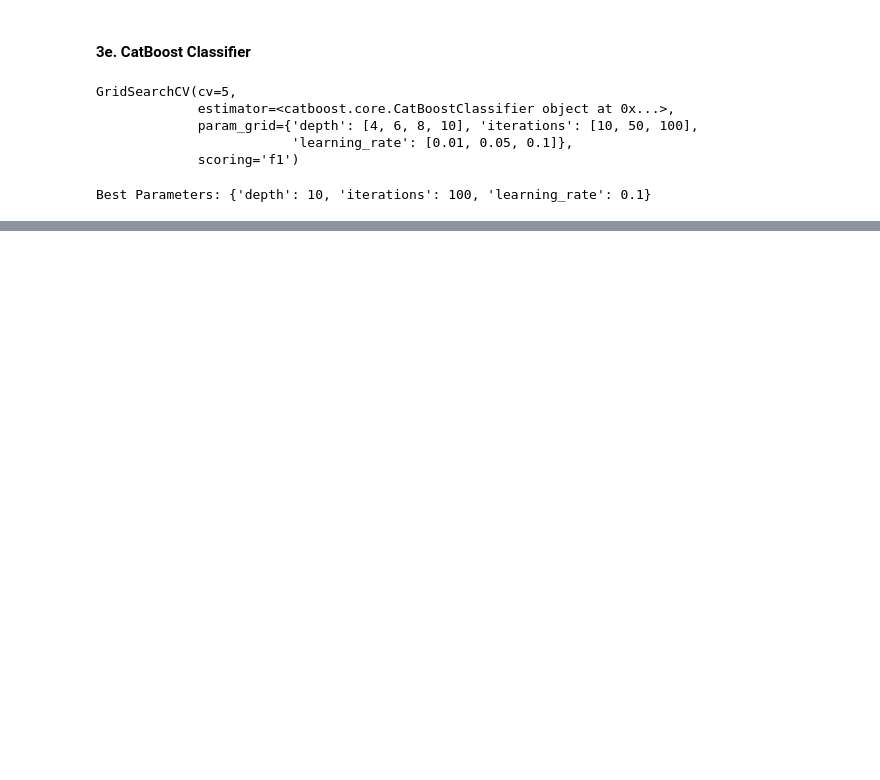
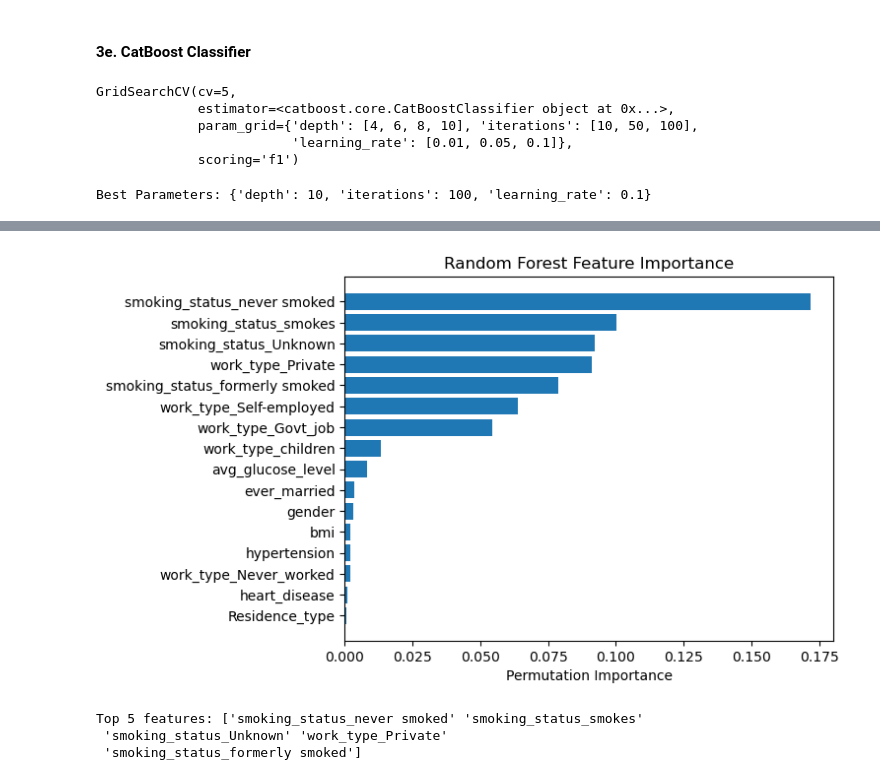
Before and after one commit to tscofield034/Capstone2-StrokePrediction, a Jupyter notebook: Notebooks/modeling.ipynb, the cells around one changed output, grey strips where cells are left out. Drawn from its saved outputs; the diff is of its cells as text; code cells hidden in the pictures; blank space fills up the shorter version.

```diff
--- a/Notebooks/modeling.ipynb
+++ b/Notebooks/modeling.ipynb
@@ -716,0 +796,16 @@ array([[950,  10],
+# %%
+# find feature importance of RandomForest model
+perm_importance = permutation_importance(rfc, X_test, y_test)
+feature_names = np.array(X_test.columns)
+sorted_idx = perm_importance.importances_mean.argsort()
+plt.barh(feature_names[sorted_idx], perm_importance.importances_mean[sorted_idx])
+plt.title("Random Forest Feature Importance")
+plt.xlabel("Permutation Importance")
+plt.show()
+
+print("Top 5 features: " + str(feature_names[np.flip(sorted_idx)][:5]))
+# %% [output]
+[figure, added]
+Top 5 features: ['smoking_status_never smoked' 'smoking_status_smokes'
+ 'smoking_status_Unknown' 'work_type_Private'
+ 'smoking_status_formerly smoked']
```
Also changed, not shown: parts of 81 cells of this notebook.
